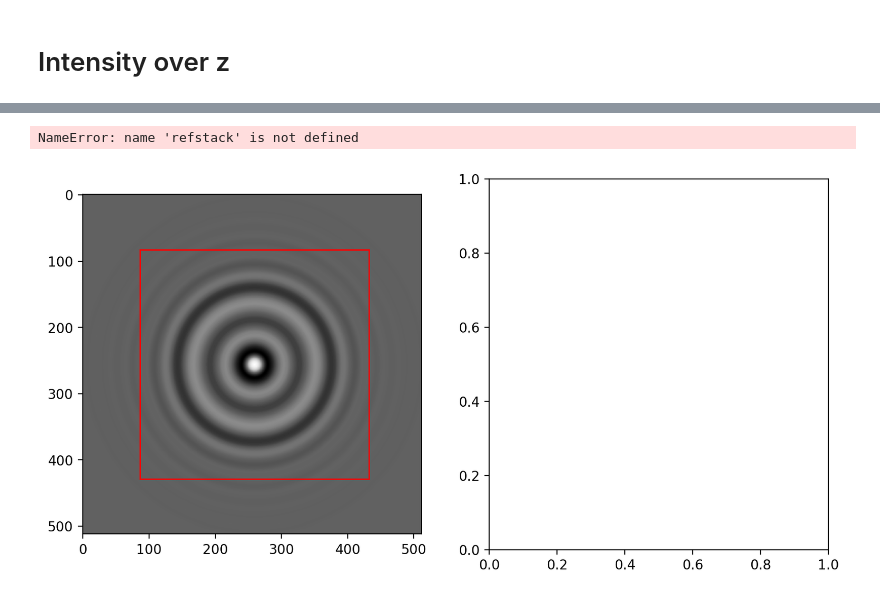
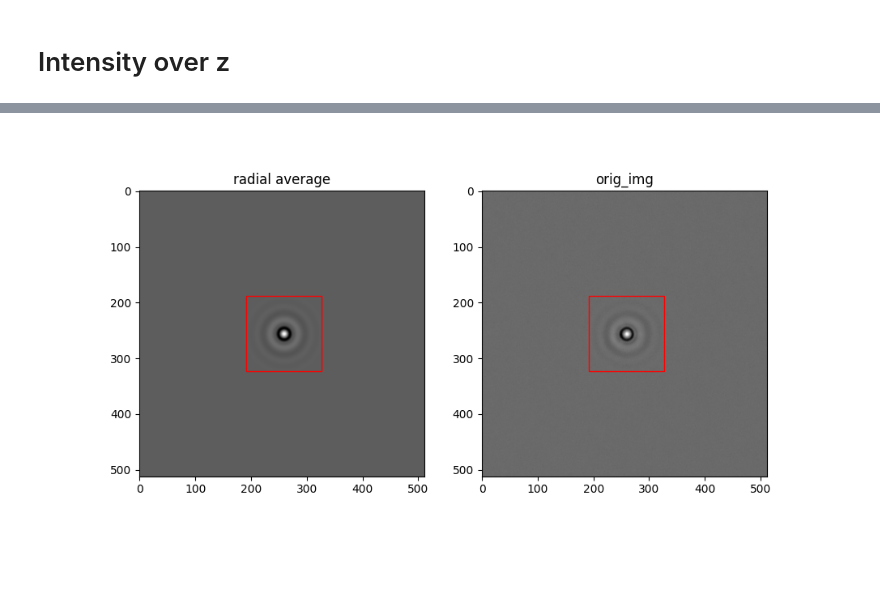
Before and after one commit to till-robert/ultralytics, a Jupyter notebook: data_gen/Spot_size_calibration.ipynb, the cells around one changed output, grey strips where cells are left out. Cells and saved outputs as stored; diff of their text form; code cells hidden in the pictures; blank space fills up the shorter version.

```diff
--- a/data_gen/Spot_size_calibration.ipynb
+++ b/data_gen/Spot_size_calibration.ipynb
@@ -82,10 +25,0 @@ def low_pass_filter(adata: np.ndarray, bandlimit: int = 1) -> np.ndarray:
-# %%
-# voltages = [536,552,568,585,600,617,633,649,665,681,697,713,729,745,761]
-for i,(img,U) in enumerate(zip(images,voltages)):
-    if(i==2):
-        break
-    filtered_img = low_pass_filter(img,0.05)
-    plt.imshow(filtered_img,cmap=cmaps["Grays"])
-    plt.title(f"$z = {0.7654075546719683*U + 10.953379721669984:.3g}\\,\\mathrm{{\\mu m}}$")
-    plt.axis("off")
-    plt.show()
@@ -193,5 +31,4 @@ from tqdm import tqdm
 # %%
-refstack = allbeads_refstack["Refstack"]
 x0,y0=259,256
 def potential(x,y,r):
     r_sq = ((x-x0)**2+(y-y0)**2)
@@ -224,5 +49,0 @@ plt.show()
-# %%
-obj = np.zeros_like(refstack[0],dtype=np.float32)
-for (i,j),val in np.ndenumerate(obj):
-    obj[i,j] = potential(i,j,250)
-# masks.append(obj)
@@ -234,8 +49,0 @@ plt.show()
-# %%
-refstack = np.array(allbeads_refstack["Refstack"])
-masks = np.load("masks_discrete.npy")
-z_stack = np.zeros((len(refstack), refstack.shape[-1]//2))
-for i,ripple in (enumerate(tqdm(refstack))):
-    for j,mask in enumerate(masks):
-        z_stack[i,j] = np.median(ripple[mask])
-np.save("z_stack.npy", z_stack)
@@ -321,32 +84,33 @@ NameError: name 'test' is not defined
 # %%
 from matplotlib import colormaps as cmaps
 from matplotlib.patches import Rectangle
 def averaged_z_stack(z):
     ripple = np.sum([(masks[i]*z_stack[z,i]) for i in range(len(z_stack[0]))],axis=0)
     ripple[outside[0]] = 2e4
     return ripple
 plt.close("all")
 plt.figure(figsize=(10,5))
-z=200
+z=700
 plt.subplot(1,2,1)
+plt.title("radial average")
 plt.imshow(averaged_z_stack(z),cmap=cmaps["Greys"])
 x0,y0 = 259,256
 bbox_width = np.abs(z-761)*0.21+55
 rectangle = Rectangle((x0-bbox_width,y0-bbox_width),bbox_width*2,bbox_width*2,edgecolor="red",facecolor="none")
 plt.figure(1).axes[0].add_patch(rectangle)
 
 # plt.imshow(masks[100],cmap=cmaps["Greys"])
 # plt.imshow(np.isnan(masks).sum(axis=0))
 plt.subplot(1,2,2)
+plt.title("orig_img")
 plt.imshow(refstack[z],cmap=cmaps["Greys"])
 rectangle = Rectangle((x0-bbox_width,y0-bbox_width),bbox_width*2,bbox_width*2,edgecolor="red",facecolor="none")
 
 plt.figure(1).axes[1].add_patch(rectangle)
 
 plt.show()
 # %% [output]
-NameError: name 'refstack' is not defined
-[figure, old version]
+[figure, new version]
 # %%
 from multiprocessing.pool import Pool
 ripples_downsampled = np.empty((len(z_stack),128,128))
```
Also changed, not shown: parts of 36 cells of this notebook, 15 other files.
